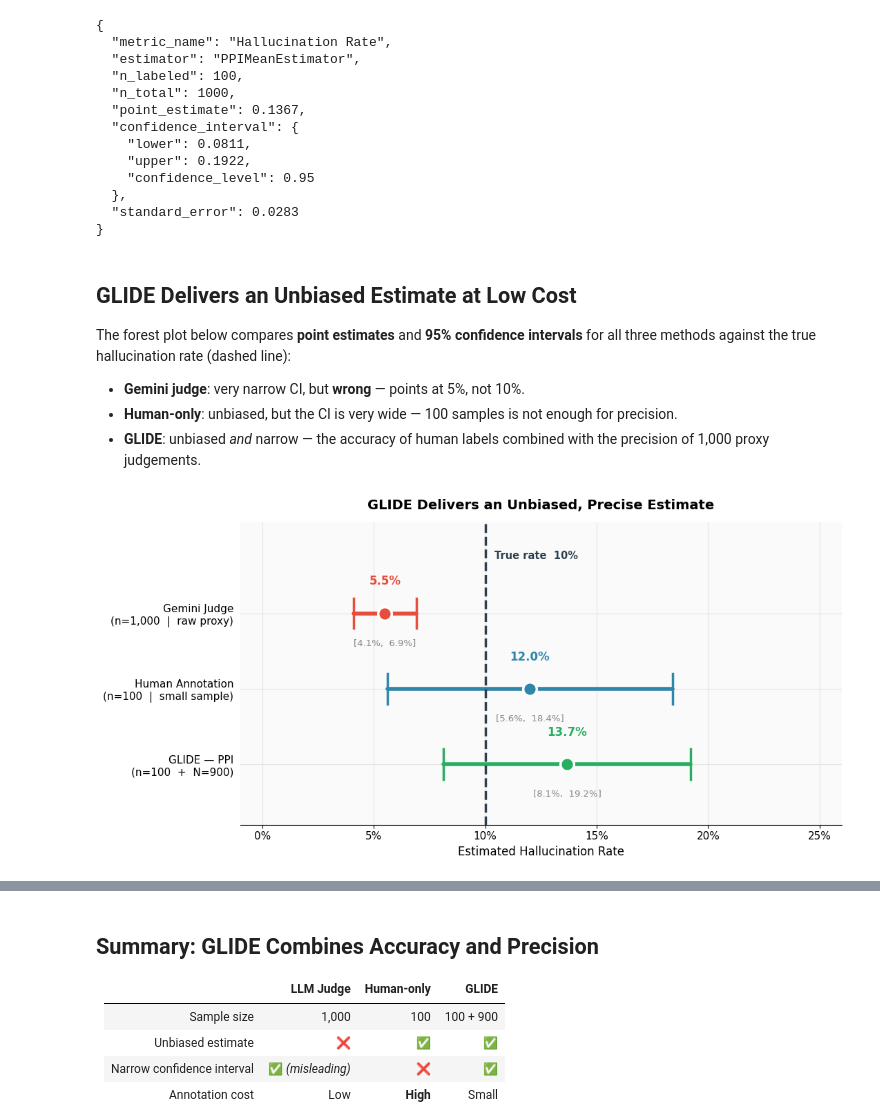
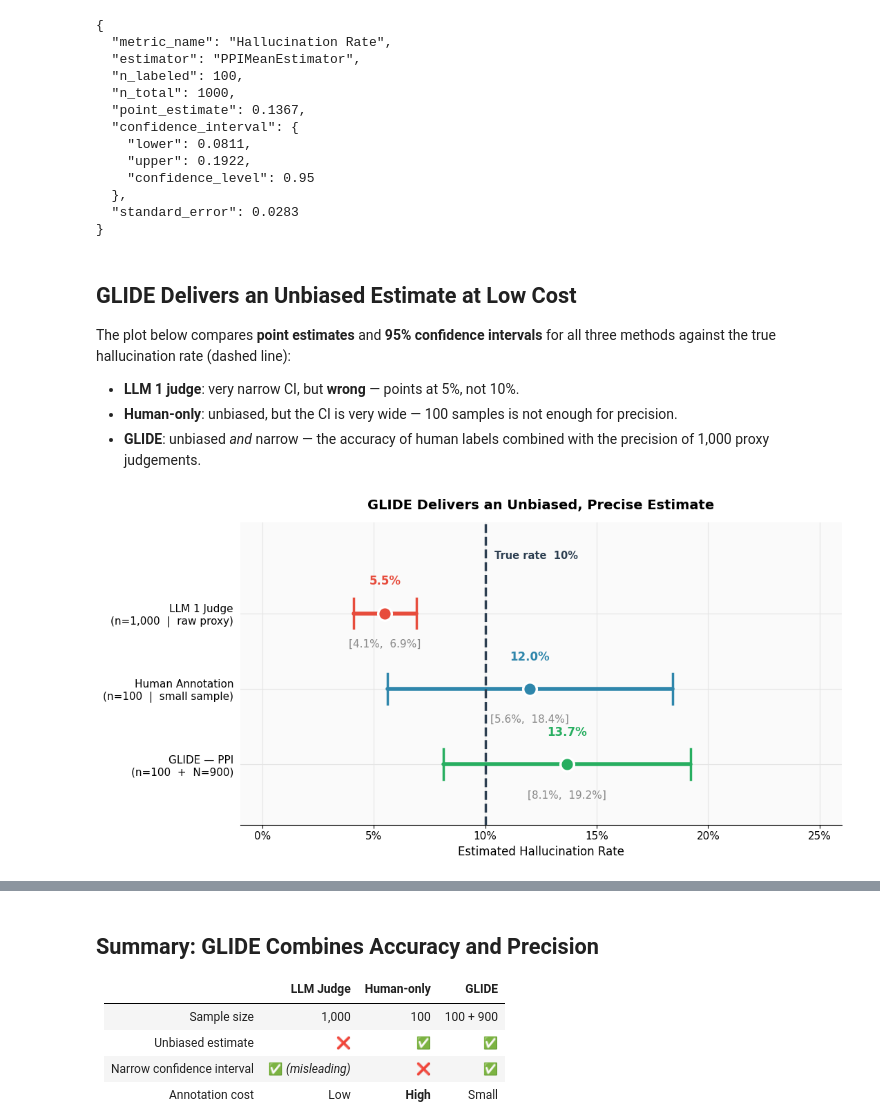
Before and after one commit to EmertonData/glide, a Jupyter notebook: docs/examples/why_use_glide.ipynb, the cells around one changed output, grey strips where cells are left out. Saved outputs shown, nothing was run; the diff lists cells and outputs as text; code cells hidden in the pictures.

```diff
--- a/docs/examples/why_use_glide.ipynb
+++ b/docs/examples/why_use_glide.ipynb
@@ -316,9 +312,9 @@ print(json.dumps(result_dict, indent=2))
 # %% [markdown]
 ## GLIDE Delivers an Unbiased Estimate at Low Cost
 
-The forest plot below compares **point estimates** and **95% confidence intervals** for all three methods against the true hallucination rate (dashed line):
+The plot below compares **point estimates** and **95% confidence intervals** for all three methods against the true hallucination rate (dashed line):
 
-- **Gemini judge**: very narrow CI, but **wrong** — points at 5%, not 10%.
+- **LLM 1 judge**: very narrow CI, but **wrong** — points at 5%, not 10%.
 - **Human-only**: unbiased, but the CI is very wide — 100 samples is not enough for precision.
 - **GLIDE**: unbiased *and* narrow — the accuracy of human labels combined with the precision of 1,000 proxy judgements.
 # %%
@@ -326,7 +322,7 @@ TRUE_RATE = 0.10
 
 estimates = [
     (
-        'Gemini Judge\n(n=1,000  |  raw proxy)',
+        'LLM 1 Judge\n(n=1,000  |  raw proxy)',
         judge_mean,
         judge_mean - z95 * judge_se,
         judge_mean + z95 * judge_se,
@@ -360,32 +356,32 @@ for y, (label, mean, lo, hi, color) in zip(y_pos, estimates):
         ax.plot([xc, xc], [y - 0.2, y + 0.2],
                 color=color, linewidth=2.5, zorder=3)
     # Point estimate
     ax.scatter(mean, y, s=200, color=color, zorder=5,
                edgecolors='white', linewidths=2.5)
     # Value label above
     ax.text(mean, y + 0.34, f'{mean:.1%}',
             ha='center', va='bottom', fontsize=12,
             color=color, fontweight='bold')
     # CI bounds below
     ax.text(mean, y - 0.34, f'[{lo:.1%},  {hi:.1%}]',
-            ha='center', va='top', fontsize=9.5, color='#888888')
+            ha='center', va='top', fontsize=11, color='#888888')
 
 # True value
 ax.axvline(TRUE_RATE, color=C_TRUTH, linestyle='--', linewidth=2.5, zorder=4)
 ax.text(TRUE_RATE + 0.004, 2.72, 'True rate  10%',
         color=C_TRUTH, fontsize=10.5, fontweight='bold')
 
 ax.set_yticks(y_pos)
 ax.set_yticklabels([e[0] for e in estimates], fontsize=11)
 ax.xaxis.set_major_formatter(plt.FuncFormatter(lambda v, _: f'{v:.0%}'))
 ax.set_xlabel('Estimated Hallucination Rate', fontsize=12)
 ax.set_title('GLIDE Delivers an Unbiased, Precise Estimate',
              fontsize=14, fontweight='bold')
 ax.set_xlim(-0.01, 0.26)
 ax.set_ylim(-0.8, 3.2)
 ax.spines[['top', 'right', 'left']].set_visible(False)
 ax.tick_params(left=False)
 plt.tight_layout()
 plt.show()
 # %% [output]
-[figure, old version]
+[figure, new version]
```
Also changed, not shown: parts of 14 cells of this notebook, 5 other files.
